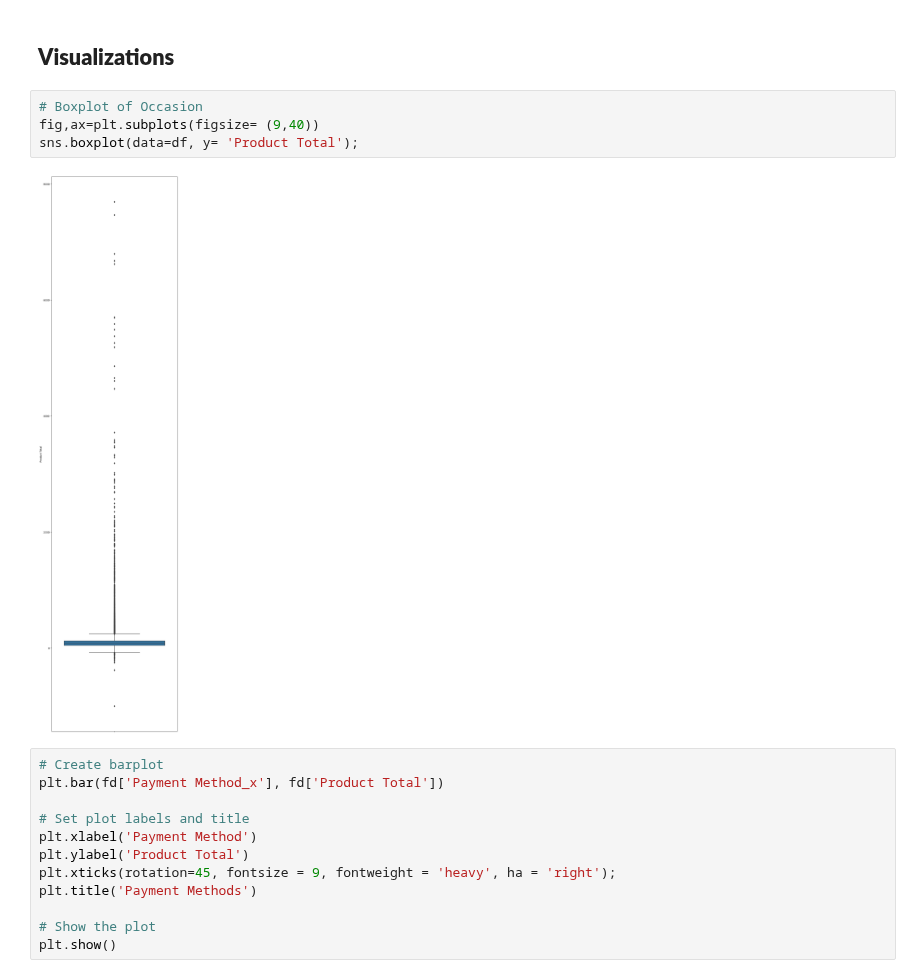
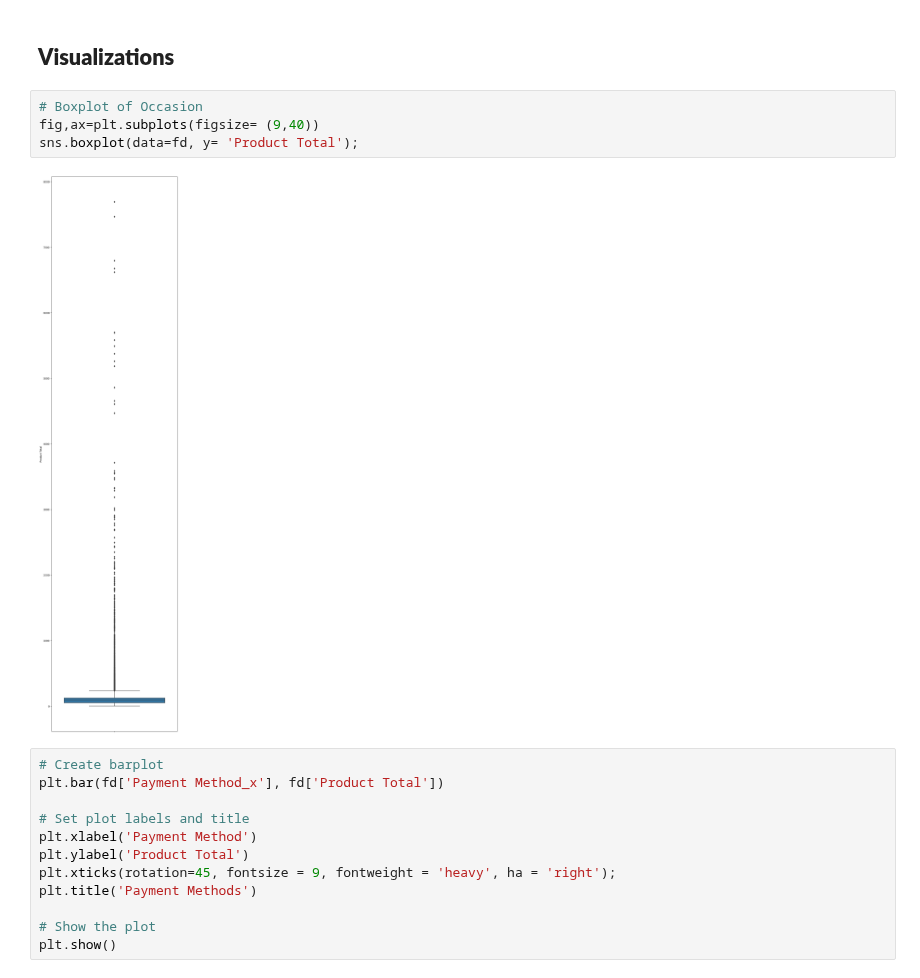
Before and after one commit to JoeBwonKenobi/Floral_Sales_Project, a Jupyter notebook: Floral_Data_Processing.ipynb, the cells around one changed output. Saved outputs shown, nothing was run; the diff lists cells and outputs as text.

```diff
--- a/Floral_Data_Processing.ipynb
+++ b/Floral_Data_Processing.ipynb
@@ -371,9 +372,9 @@ Name: Transaction Type, dtype: int64
 # %%
 # Boxplot of Occasion
 fig,ax=plt.subplots(figsize= (9,40))
-sns.boxplot(data=df, y= 'Product Total');
+sns.boxplot(data=fd, y= 'Product Total');
 # %% [output]
-[figure, old version]
+[figure, new version]
 # %%
 # Create barplot
 plt.bar(fd['Payment Method_x'], fd['Product Total'])
```
Also changed, not shown: parts of 10 cells of this notebook.
